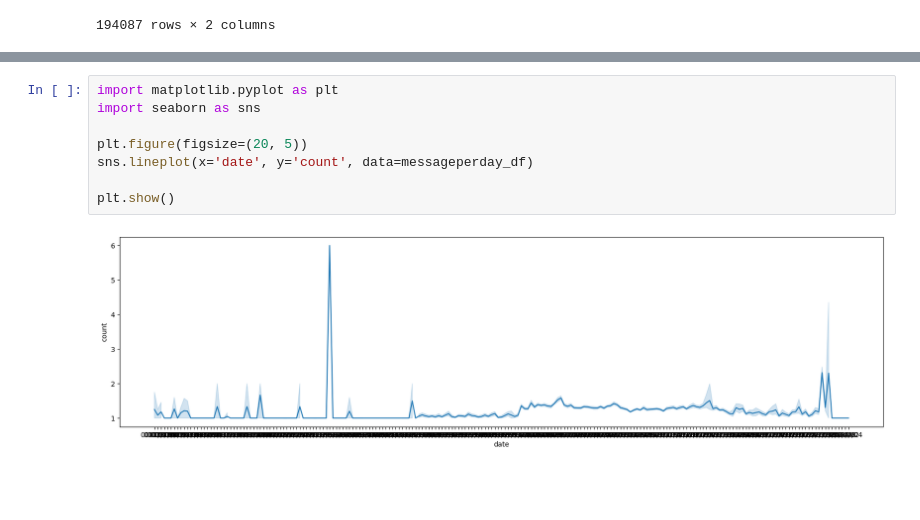
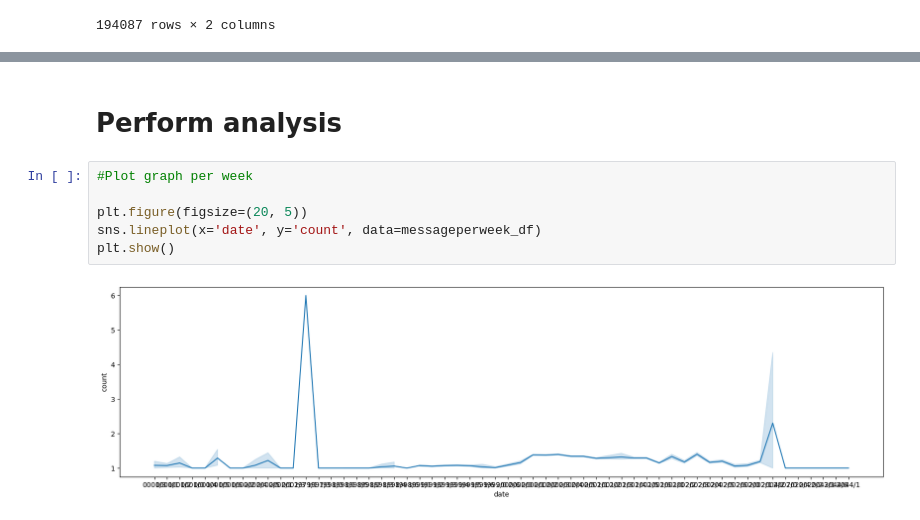
Before and after one commit to Ashlay01/Ash21212022, a Jupyter notebook: Copy_of_download_enron_data.ipynb, the cells around one changed output, grey strips where cells are left out. Saved outputs shown, nothing was run; the diff lists cells and outputs as text; blank space fills up the shorter version.

```diff
--- a/Copy_of_download_enron_data.ipynb
+++ b/Copy_of_download_enron_data.ipynb
@@ -429,10 +444,10 @@ NameError: ignored
+# %% [markdown]
+# Perform analysis
 # %%
-import matplotlib.pyplot as plt
-import seaborn as sns
+#Plot graph per week
 
 plt.figure(figsize=(20, 5))
-sns.lineplot(x='date', y='count', data=messageperday_df)
-
+sns.lineplot(x='date', y='count', data=messageperweek_df)
 plt.show()
 # %% [output]
-[figure, old version]
+[figure, new version]
```
Also changed, not shown: parts of 15 cells of this notebook.
